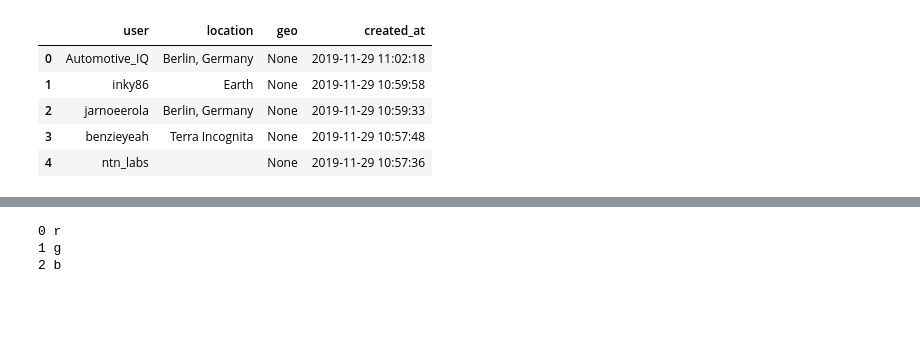
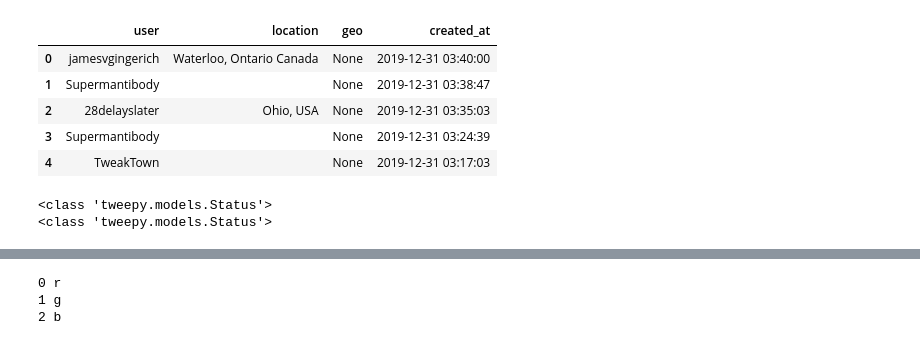
Before and after one commit to Ippanjin/Project-Little-Birdy, a Jupyter notebook: scripts/using_tweepy.ipynb, the cells around one changed output, grey strips where cells are left out. Saved outputs shown, nothing was run; the diff lists cells and outputs as text; code cells hidden in the pictures; blank space fills up the shorter version.

```diff
--- a/scripts/using_tweepy.ipynb
+++ b/scripts/using_tweepy.ipynb
@@ -16,32 +12,34 @@ import json
 # %%
 # while True:
 
-consumer_key = 'TtOgs0agyQtBPIxRtJALBFxfd'
-consumer_secret = 'c31ChorDN6b4WJDKBmZ7HMVL9WvR5YgEOAtho3uUzcIep138Ue'
-access_token = '157959165-MKYWHnMya8r1yzKPcm8CN6o38h4WTb5CU3M09J0d'
-access_token_secret = '3ntEzuRytjgMouFHXULZvPKhnPtJ7VxWE3Y2UlHDoftcj'
+
+consumer_key = MyAuth.consumer_key
+consumer_secret = MyAuth.consumer_secret
+access_token = MyAuth.access_token
+access_token_secret = MyAuth.access_token_secret
+
 auth = tw.OAuthHandler(consumer_key,consumer_secret)
 auth.set_access_token(access_token, access_token_secret)
 
 api = tw.API(auth,wait_on_rate_limit_notify=True)
 # Define the search term and the date_since date as variables
 search_words = "#Cybertruck" + "-filter:retweets"
 # search_words = "#Cybertruck"
 # date_since = "2018-11-16"
 
 tweets = tw.Cursor(api.search,q = search_words,lang = 'en').items(5)
 # tweets.text
 
 # [print(tweet.created_at)for tweet in tweets]
 users_locs = [[tweet.user.screen_name, tweet.user.location,tweet.geo,tweet.created_at,] for tweet in tweets]
 users_locs
 tweet_text = pd.DataFrame(data = users_locs, columns = ['user','location','geo','created_at'])
 tweet_text
 #     time.sleep(60)
 # %% [output]
 |  | user | location | geo | created_at |
-| 0 | Automotive_IQ | Berlin, Germany | None | 2019-11-29 11:02:18 |
-| 1 | inky86 | Earth | None | 2019-11-29 10:59:58 |
-| 2 | jarnoeerola | Berlin, Germany | None | 2019-11-29 10:59:33 |
-| 3 | benzieyeah | Terra Incognita | None | 2019-11-29 10:57:48 |
-| 4 | ntn_labs |  | None | 2019-11-29 10:57:36 |
+| 0 | jamesvgingerich | Waterloo, Ontario Canada | None | 2019-12-31 03:40:00 |
+| 1 | Supermantibody |  | None | 2019-12-31 03:38:47 |
+| 2 | 28delayslater | Ohio, USA | None | 2019-12-31 03:35:03 |
+| 3 | Supermantibody |  | None | 2019-12-31 03:24:39 |
+| 4 | TweakTown |  | None | 2019-12-31 03:17:03 |
@@ -47,0 +49,13 @@ tweet_text
+# %%
+#timeline method
+page = 1
+public_tweet = tw.Cursor(api.home_timeline).items(2)
+for tweet in public_tweet:
+        print(type(tweet))
+#     print(json.dumps(tweet,indent = 1))
+# [print(tweet.text) for tweet in public_tweet]
+# print(json.dumps(tweet, indent =1))
+# print(len([len(tweet.text) for tweet in public_tweet]))
+# %% [output]
+<class 'tweepy.models.Status'>
+<class 'tweepy.models.Status'>
```
Also changed, not shown: parts of 5 cells of this notebook, 3 other files.
